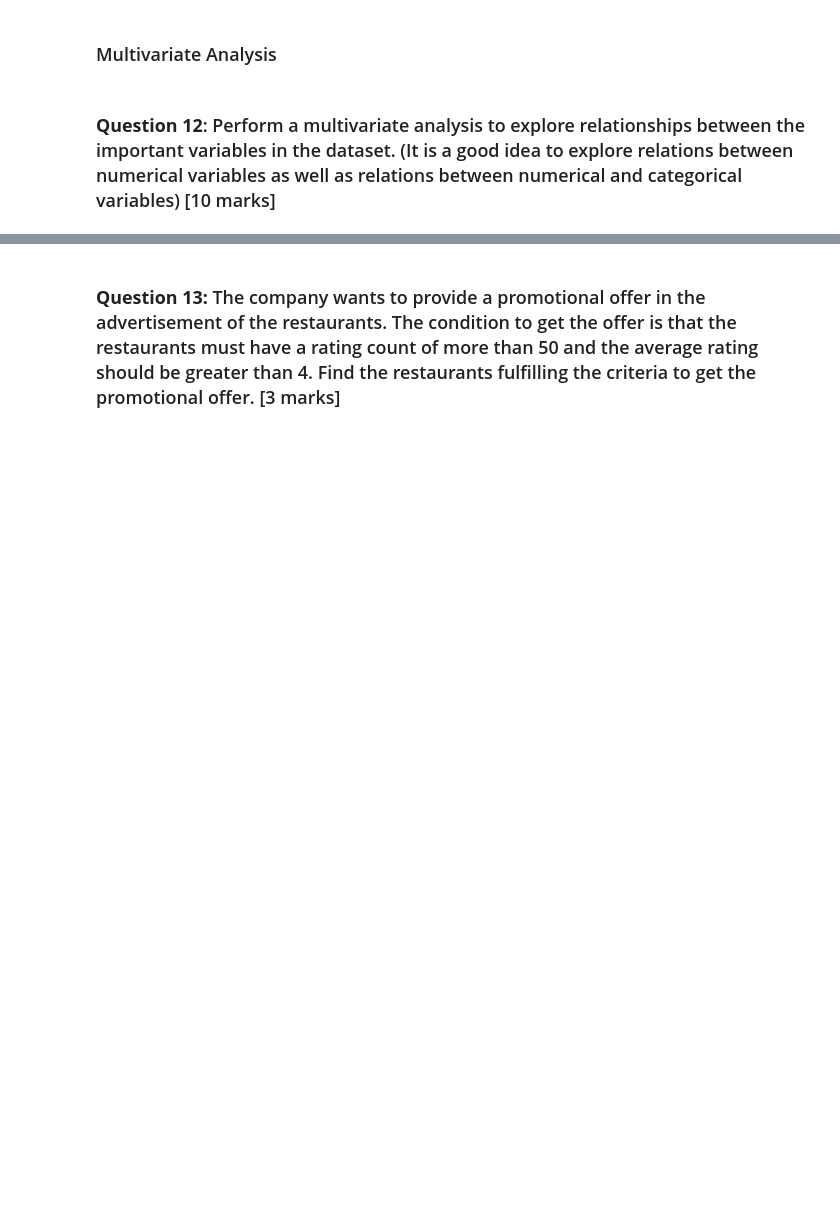
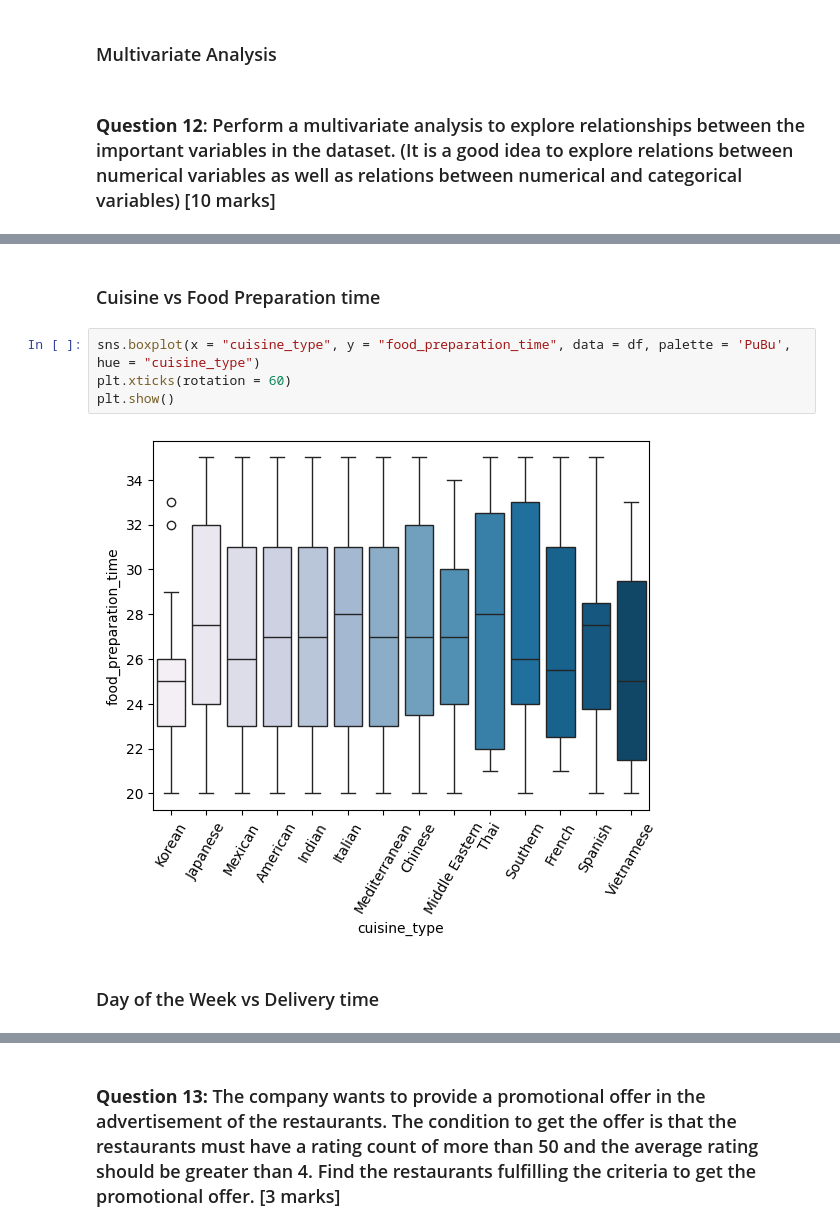
Before and after one commit to SudipKundu2023/Greatlearning, a Jupyter notebook: FoodHubUsecase/PYF_Project_Learner_Notebook_Full_Code.ipynb, the cells around one changed output, grey strips where cells are left out. Cells and saved outputs as stored; diff of their text form; blank space fills up the shorter version.

```diff
--- a/FoodHubUsecase/PYF_Project_Learner_Notebook_Full_Code.ipynb
+++ b/FoodHubUsecase/PYF_Project_Learner_Notebook_Full_Code.ipynb
@@ -313,0 +344,10 @@ np.float64(29.24130663856691)
+# %% [markdown]
+### Cuisine vs Food Preparation time
+# %%
+sns.boxplot(x = "cuisine_type", y = "food_preparation_time", data = df, palette = 'PuBu', hue = "cuisine_type")
+plt.xticks(rotation = 60)
+plt.show()
+# %% [output]
+[figure, added]
+# %% [markdown]
+### Day of the Week vs Delivery time
```
Also changed, not shown: parts of 13 cells of this notebook.
